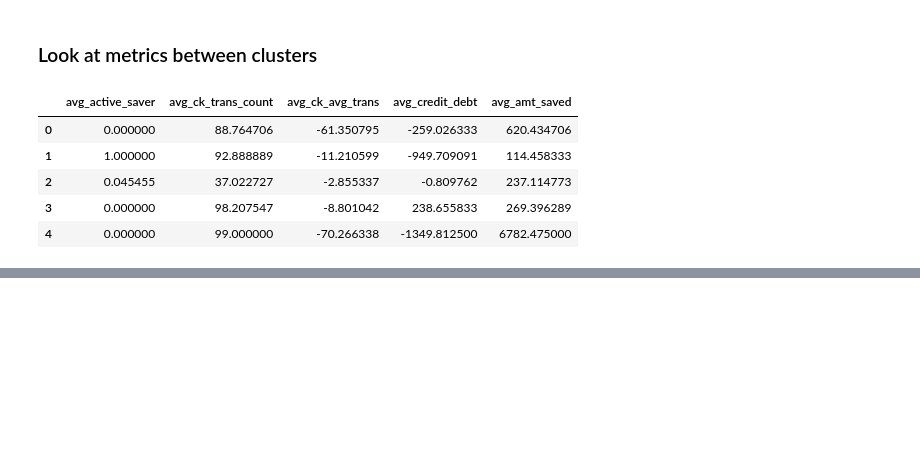
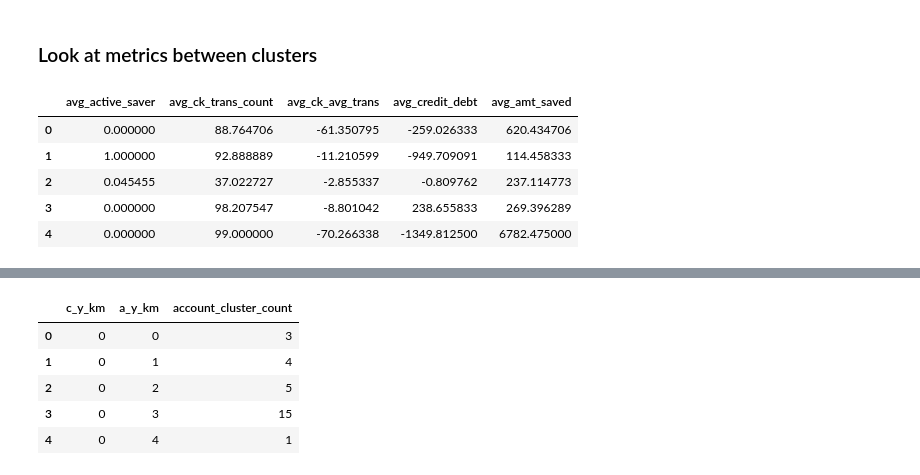
Before and after one commit to LilaKelland/data_bootcamp, a Jupyter notebook: w4/d2_miniproject/Mini-Project-III_fifth.ipynb, the cells around one changed output, grey strips where cells are left out. Cells and saved outputs as stored; diff of their text form; code cells hidden in the pictures; blank space fills up the shorter version.

```diff
--- a/w4/d2_miniproject/Mini-Project-III_fourth.ipynb
+++ b/w4/d2_miniproject/Mini-Project-III_fifth.ipynb
@@ -871,0 +907,15 @@ acc_cluster_compare
+# %%
+cust_clust0_subs = cluster_count[cluster_count['c_y_km'] == 0]
+cust_clust1_subs = cluster_count[cluster_count['c_y_km'] == 1]
+cust_clust2_subs = cluster_count[cluster_count['c_y_km'] == 2]
+cust_clust3_subs = cluster_count[cluster_count['c_y_km'] == 3]
+cust_clust4_subs = cluster_count[cluster_count['c_y_km'] == 4]
+# %%
+cust_clust0_subs.head()
+# %% [output]
+|  | c_y_km | a_y_km | account_cluster_count |
+| 0 | 0 | 0 | 3 |
+| 1 | 0 | 1 | 4 |
+| 2 | 0 | 2 | 5 |
+| 3 | 0 | 3 | 15 |
+| 4 | 0 | 4 | 1 |
```
Also changed, not shown: parts of 11 cells of this notebook, 3 other files.
